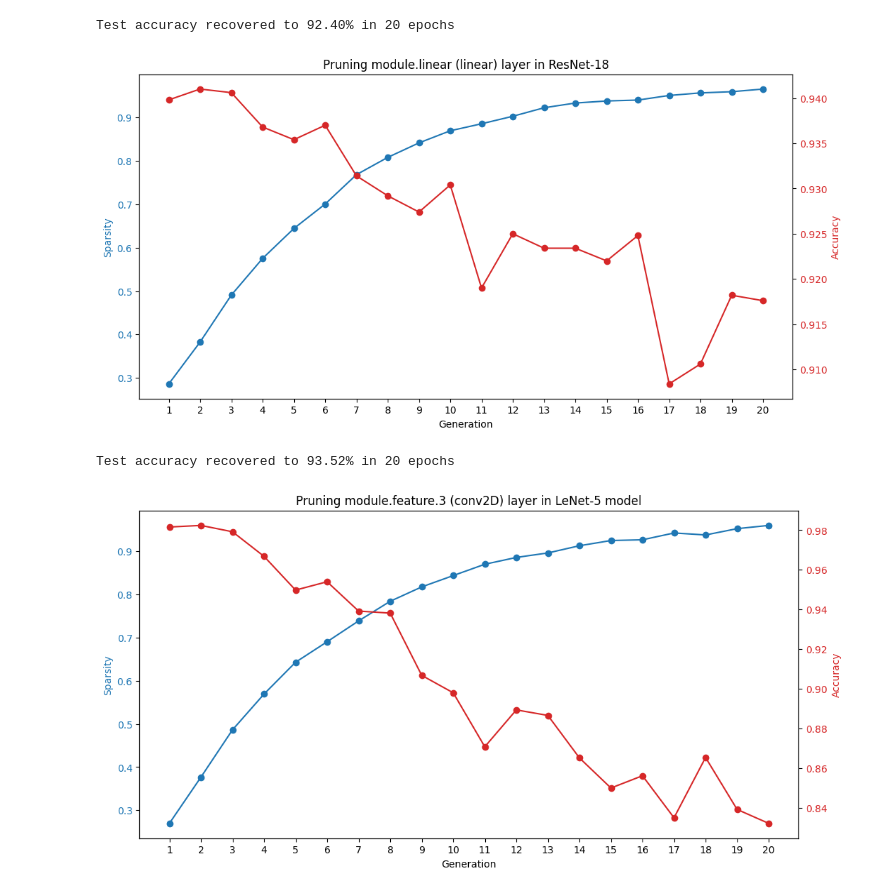
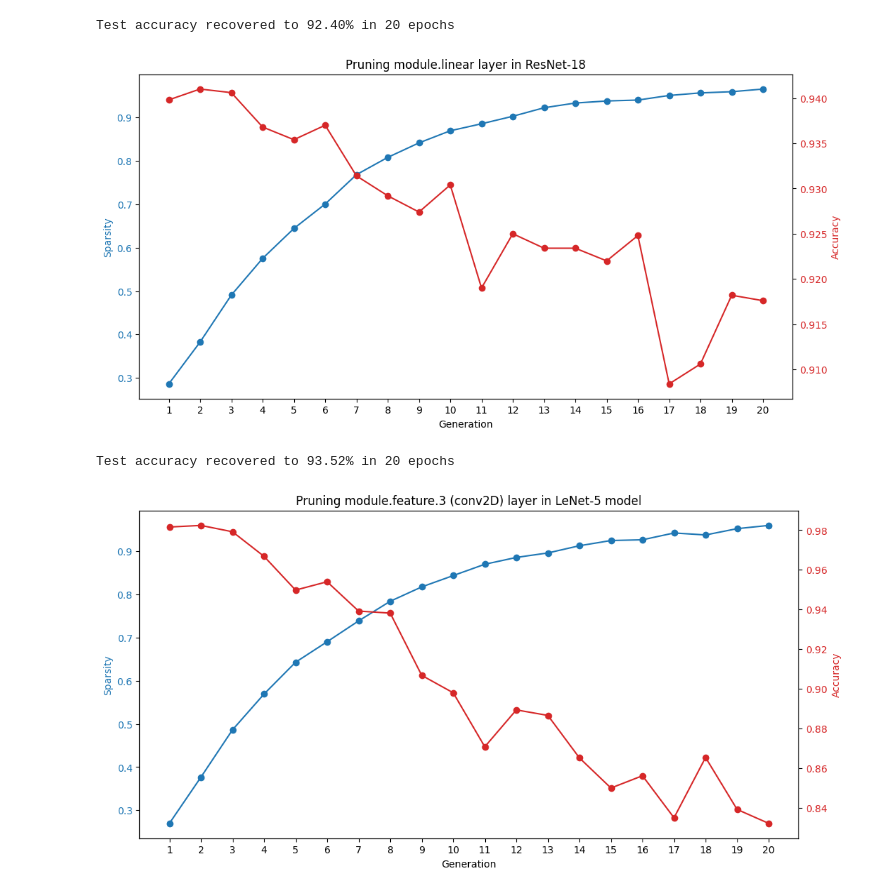
Before and after one commit to Ruturaj-Godse/automated-model-pruning-using-genetic-algorithm, a Jupyter notebook: plotting.ipynb, the cells around one changed output. Cells and saved outputs as stored; diff of their text form; code cells hidden in the pictures.

```diff
--- a/plotting.ipynb
+++ b/plotting.ipynb
@@ -209,31 +192,32 @@ Test accuracy recovered to 92.40% in 20 epochs
 # %%
 generations = list(range(1, 21))
 best_sparsity = [0.2863, 0.3826, 0.4908, 0.5752, 0.6441, 0.7004, 0.7680, 0.8078, 0.8412, 0.8691,
                  0.8852, 0.9025, 0.9221, 0.9330, 0.9377, 0.9398, 0.9504, 0.9563, 0.9590, 0.9652]
 test_accuracy = [0.9398, 0.9410, 0.9406, 0.9368, 0.9354, 0.9370, 0.9314, 0.9292, 0.9274, 0.9304,
                  0.9190, 0.9250, 0.9234, 0.9234, 0.9220, 0.9248, 0.9084, 0.9106, 0.9182, 0.9176]
 
 fig, ax1 = plt.subplots(figsize=(12, 6))
 
 color = 'tab:blue'
 ax1.set_xlabel('Generation')
 ax1.set_ylabel('Sparsity', color=color)
 ax1.plot(generations, best_sparsity, marker='o', color=color)
 ax1.tick_params(axis='y', labelcolor=color)
-ax1.set_title('Pruning module.linear (linear) layer in ResNet-18')
+ax1.set_title('Pruning module.linear layer in ResNet-18')
 ax1.set_xticks(generations)
 
 ax2 = ax1.twinx()
 color = 'tab:red'
 ax2.set_ylabel('Accuracy', color=color)
 ax2.plot(generations, test_accuracy, marker='o', color=color)
 ax2.tick_params(axis='y', labelcolor=color)
 
 plt.show()
+# plt.savefig('results/sparsity_vs_generation_resnet_linear.pdf')
 
 print("Test accuracy recovered to 93.52% in 20 epochs")
 # %% [output]
-[figure, old version]
+[figure, new version]
 Test accuracy recovered to 93.52% in 20 epochs
 # %%
 generations = list(range(1, 21))
```
Also changed, not shown: parts of 10 cells of this notebook, 10 other files.
